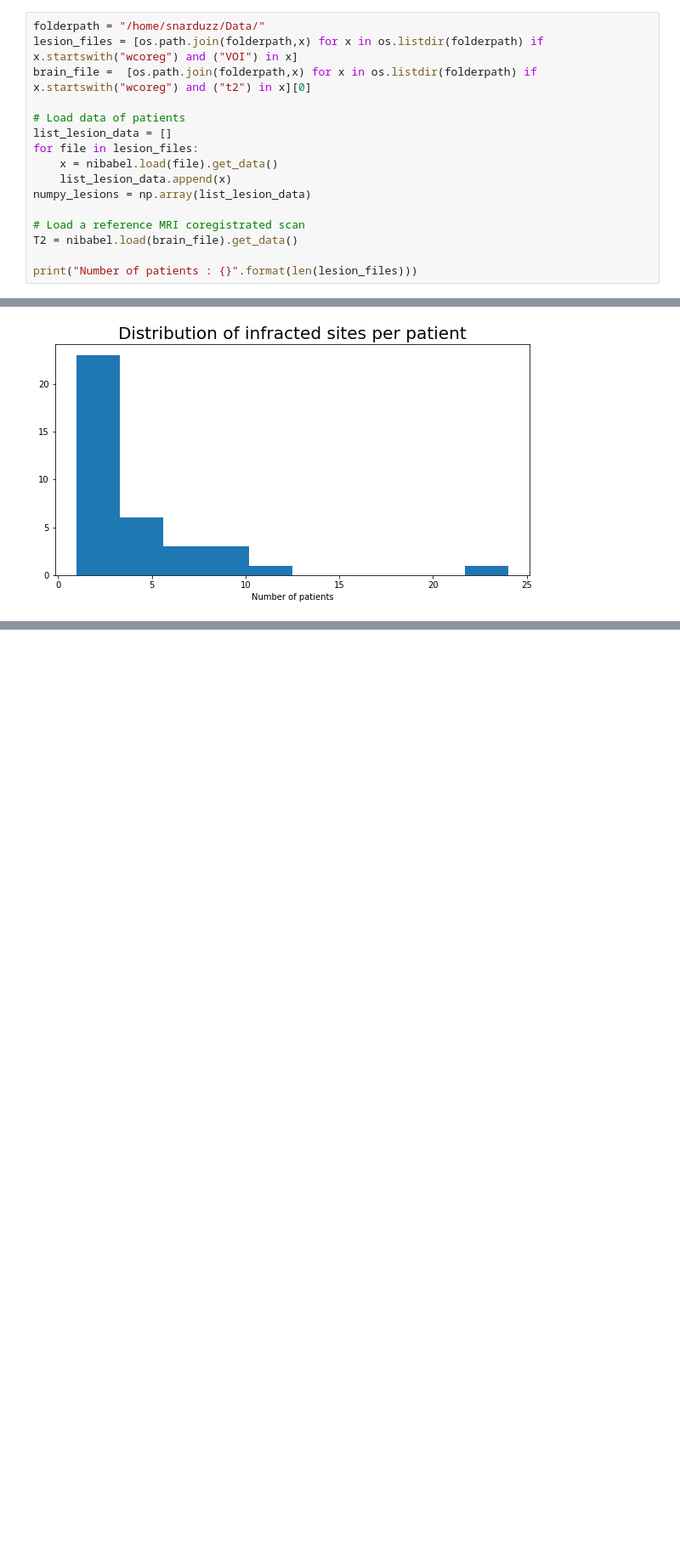
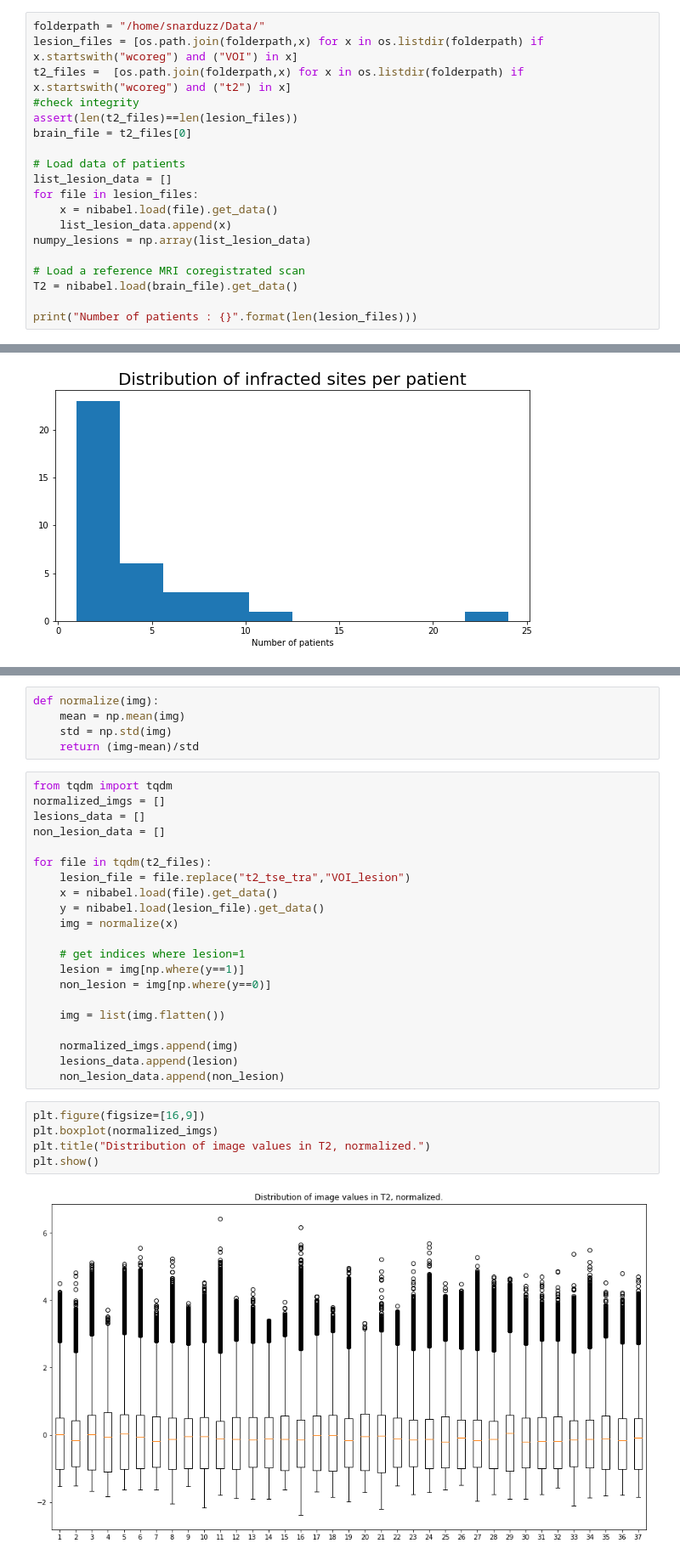
Before and after one commit to devhliu/MIP-DeepStroke, a Jupyter notebook: DataAnalysis-HUG.ipynb, the cells around one changed output, grey strips where cells are left out. Shown at 85% size. Cells and saved outputs as stored; diff of their text form; blank space fills up the shorter version.

```diff
--- a/DataAnalysis-HUG.ipynb
+++ b/DataAnalysis-HUG.ipynb
@@ -10,7 +10,10 @@ from skimage import measure
 # %%
 folderpath = "/home/snarduzz/Data/"
 lesion_files = [os.path.join(folderpath,x) for x in os.listdir(folderpath) if x.startswith("wcoreg") and ("VOI") in x]
-brain_file =  [os.path.join(folderpath,x) for x in os.listdir(folderpath) if x.startswith("wcoreg") and ("t2") in x][0]
+t2_files =  [os.path.join(folderpath,x) for x in os.listdir(folderpath) if x.startswith("wcoreg") and ("t2") in x]
+#check integrity
+assert(len(t2_files)==len(lesion_files))
+brain_file = t2_files[0]
 
 # Load data of patients
 list_lesion_data = []
@@ -76,0 +82,33 @@ plt.show()
+# %%
+def normalize(img):
+    mean = np.mean(img)
+    std = np.std(img)
+    return (img-mean)/std
+# %%
+from tqdm import tqdm
+normalized_imgs = []
+lesions_data = []
+non_lesion_data = []
+
+for file in tqdm(t2_files):
+    lesion_file = file.replace("t2_tse_tra","VOI_lesion")
+    x = nibabel.load(file).get_data()
+    y = nibabel.load(lesion_file).get_data()
+    img = normalize(x)
+
+    # get indices where lesion=1
+    lesion = img[np.where(y==1)]
+    non_lesion = img[np.where(y==0)]
+
+    img = list(img.flatten())
+
+    normalized_imgs.append(img)
+    lesions_data.append(lesion)
+    non_lesion_data.append(non_lesion)
+# %%
+plt.figure(figsize=[16,9])
+plt.boxplot(normalized_imgs)
+plt.title("Distribution of image values in T2, normalized.")
+plt.show()
+# %% [output]
+[figure, added]
```
Also changed, not shown: parts of 3 cells of this notebook, 1 other file.
